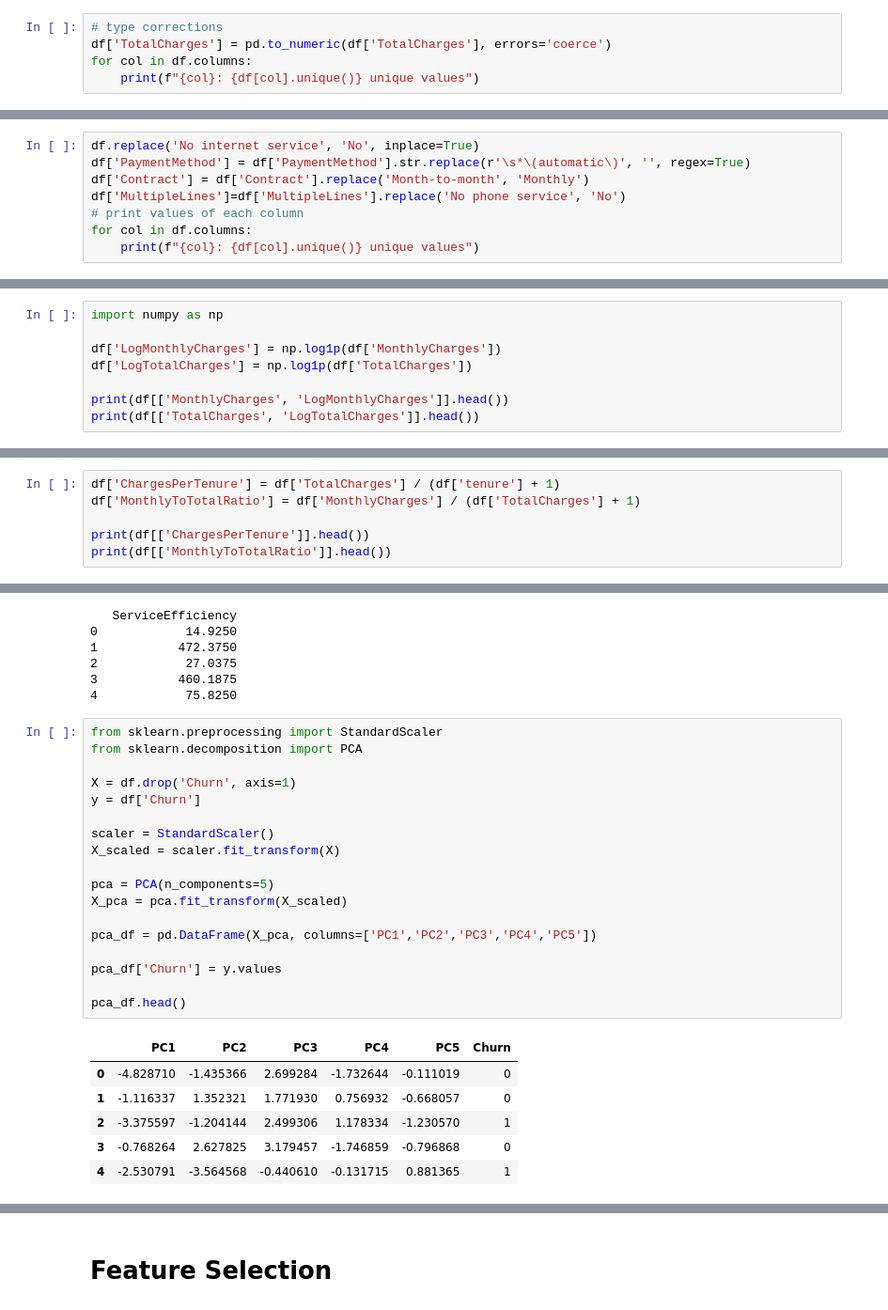
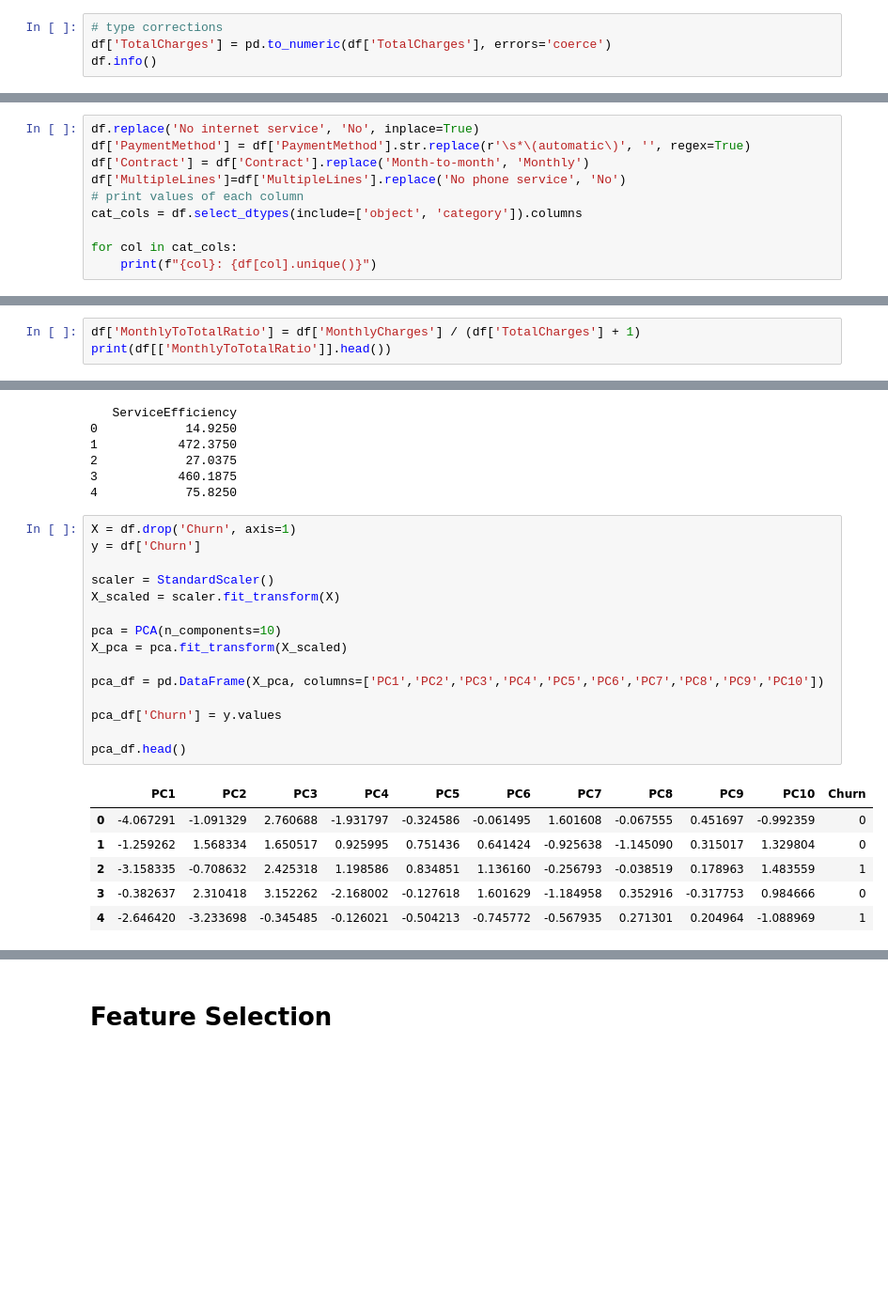
Before and after one commit to MoazIbrahem/Customer-Churn-Prediction, a Jupyter notebook: Code.ipynb, the cells around one changed output, grey strips where cells are left out. Shown at 94% size. Drawn from its saved outputs; the diff is of its cells as text; blank space fills up the shorter version.

```diff
--- a/Code.ipynb
+++ b/Code.ipynb
@@ -84,6 +125,5 @@ Rows after  : 7037
 # %%
 # type corrections
 df['TotalCharges'] = pd.to_numeric(df['TotalCharges'], errors='coerce')
-for col in df.columns:
-    print(f"{col}: {df[col].unique()} unique values")
+df.info()
 # %% [output]
@@ -112,6 +152,8 @@ df['PaymentMethod'] = df['PaymentMethod'].str.replace(r'\s*\(automatic\)', '', r
 df['Contract'] = df['Contract'].replace('Month-to-month', 'Monthly')
 df['MultipleLines']=df['MultipleLines'].replace('No phone service', 'No')
 # print values of each column
-for col in df.columns:
-    print(f"{col}: {df[col].unique()} unique values")
+cat_cols = df.select_dtypes(include=['object', 'category']).columns
+
+for col in cat_cols:
+    print(f"{col}: {df[col].unique()}")
 # %% [output]
@@ -359,11 +439,3 @@ print(df[['Charge_Tenure_Interaction']].head())
 2                     107.70
 3                    1903.50
 4                     141.40
-# %%
-import numpy as np
-
-df['LogMonthlyCharges'] = np.log1p(df['MonthlyCharges'])
-df['LogTotalCharges'] = np.log1p(df['TotalCharges'])
-
-print(df[['MonthlyCharges', 'LogMonthlyCharges']].head())
-print(df[['TotalCharges', 'LogTotalCharges']].head())
@@ -383,7 +442,4 @@ print(df[['TotalCharges', 'LogTotalCharges']].head())
 # %%
-df['ChargesPerTenure'] = df['TotalCharges'] / (df['tenure'] + 1)
 df['MonthlyToTotalRatio'] = df['MonthlyCharges'] / (df['TotalCharges'] + 1)
-
-print(df[['ChargesPerTenure']].head())
 print(df[['MonthlyToTotalRatio']].head())
 # %% [output]
@@ -422,27 +472,24 @@ print(df[['ServiceEfficiency']].head())
 3           460.1875
 4            75.8250
 # %%
-from sklearn.preprocessing import StandardScaler
-from sklearn.decomposition import PCA
-
 X = df.drop('Churn', axis=1)
 y = df['Churn']
 
 scaler = StandardScaler()
 X_scaled = scaler.fit_transform(X)
 
-pca = PCA(n_components=5)
+pca = PCA(n_components=10)
 X_pca = pca.fit_transform(X_scaled)
 
-pca_df = pd.DataFrame(X_pca, columns=['PC1','PC2','PC3','PC4','PC5'])
+pca_df = pd.DataFrame(X_pca, columns=['PC1','PC2','PC3','PC4','PC5','PC6','PC7','PC8','PC9','PC10'])
 
 pca_df['Churn'] = y.values
 
 pca_df.head()
 # %% [output]
-|  | PC1 | PC2 | PC3 | PC4 | PC5 | Churn |
-| 0 | -4.828710 | -1.435366 | 2.699284 | -1.732644 | -0.111019 | 0 |
-| 1 | -1.116337 | 1.352321 | 1.771930 | 0.756932 | -0.668057 | 0 |
-| 2 | -3.375597 | -1.204144 | 2.499306 | 1.178334 | -1.230570 | 1 |
-| 3 | -0.768264 | 2.627825 | 3.179457 | -1.746859 | -0.796868 | 0 |
-| 4 | -2.530791 | -3.564568 | -0.440610 | -0.131715 | 0.881365 | 1 |
+|  | PC1 | PC2 | PC3 | PC4 | PC5 | PC6 | PC7 | PC8 | PC9 | PC10 | Churn |
+| 0 | -4.067291 | -1.091329 | 2.760688 | -1.931797 | -0.324586 | -0.061495 | 1.601608 | -0.067555 | 0.451697 | -0.992359 | 0 |
+| 1 | -1.259262 | 1.568334 | 1.650517 | 0.925995 | 0.751436 | 0.641424 | -0.925638 | -1.145090 | 0.315017 | 1.329804 | 0 |
+| 2 | -3.158335 | -0.708632 | 2.425318 | 1.198586 | 0.834851 | 1.136160 | -0.256793 | -0.038519 | 0.178963 | 1.483559 | 1 |
+| 3 | -0.382637 | 2.310418 | 3.152262 | -2.168002 | -0.127618 | 1.601629 | -1.184958 | 0.352916 | -0.317753 | 0.984666 | 0 |
+| 4 | -2.646420 | -3.233698 | -0.345485 | -0.126021 | -0.504213 | -0.745772 | -0.567935 | 0.271301 | 0.204964 | -1.088969 | 1 |
```
Also changed, not shown: parts of 63 cells of this notebook, 17 other files.
